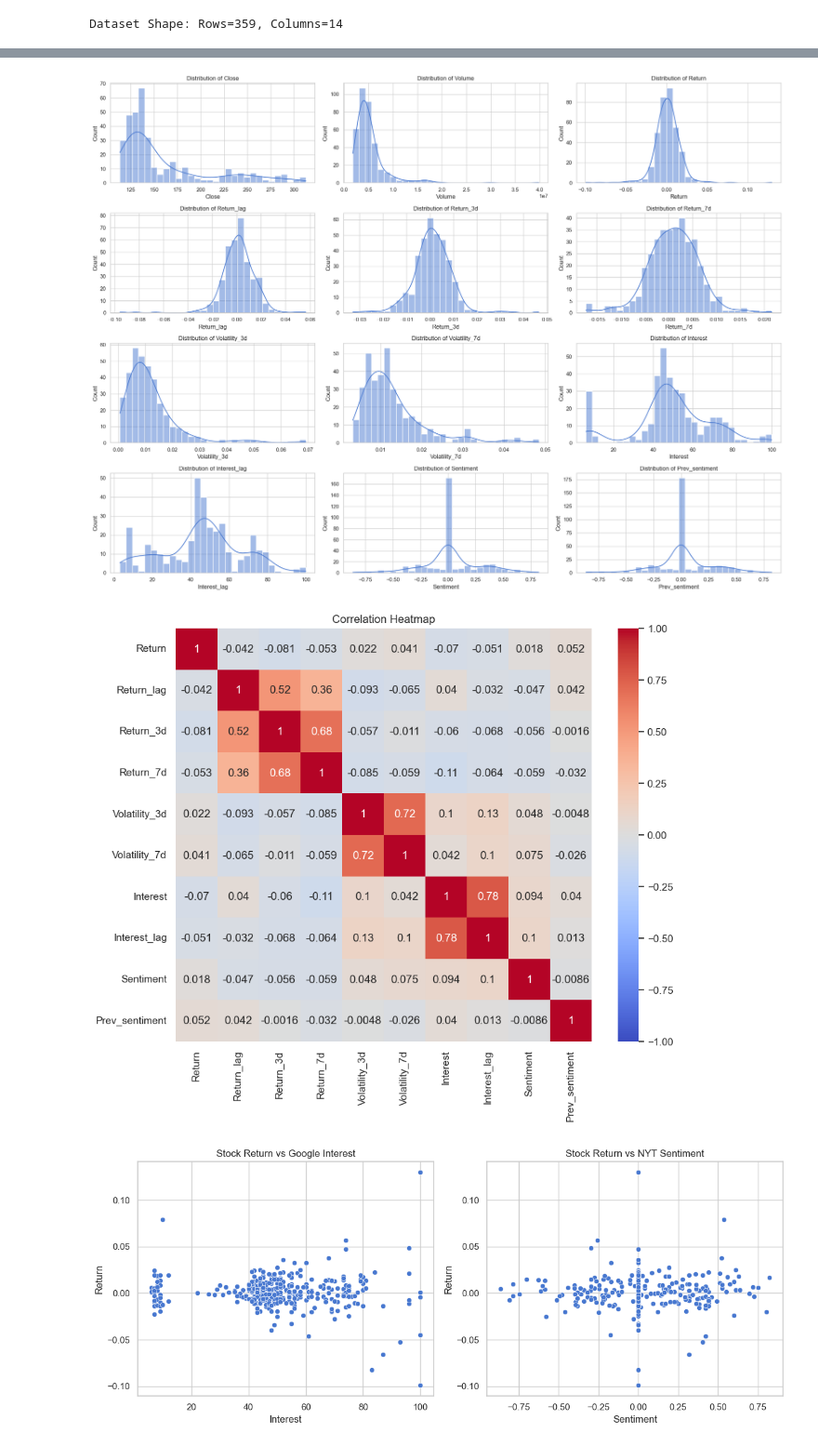
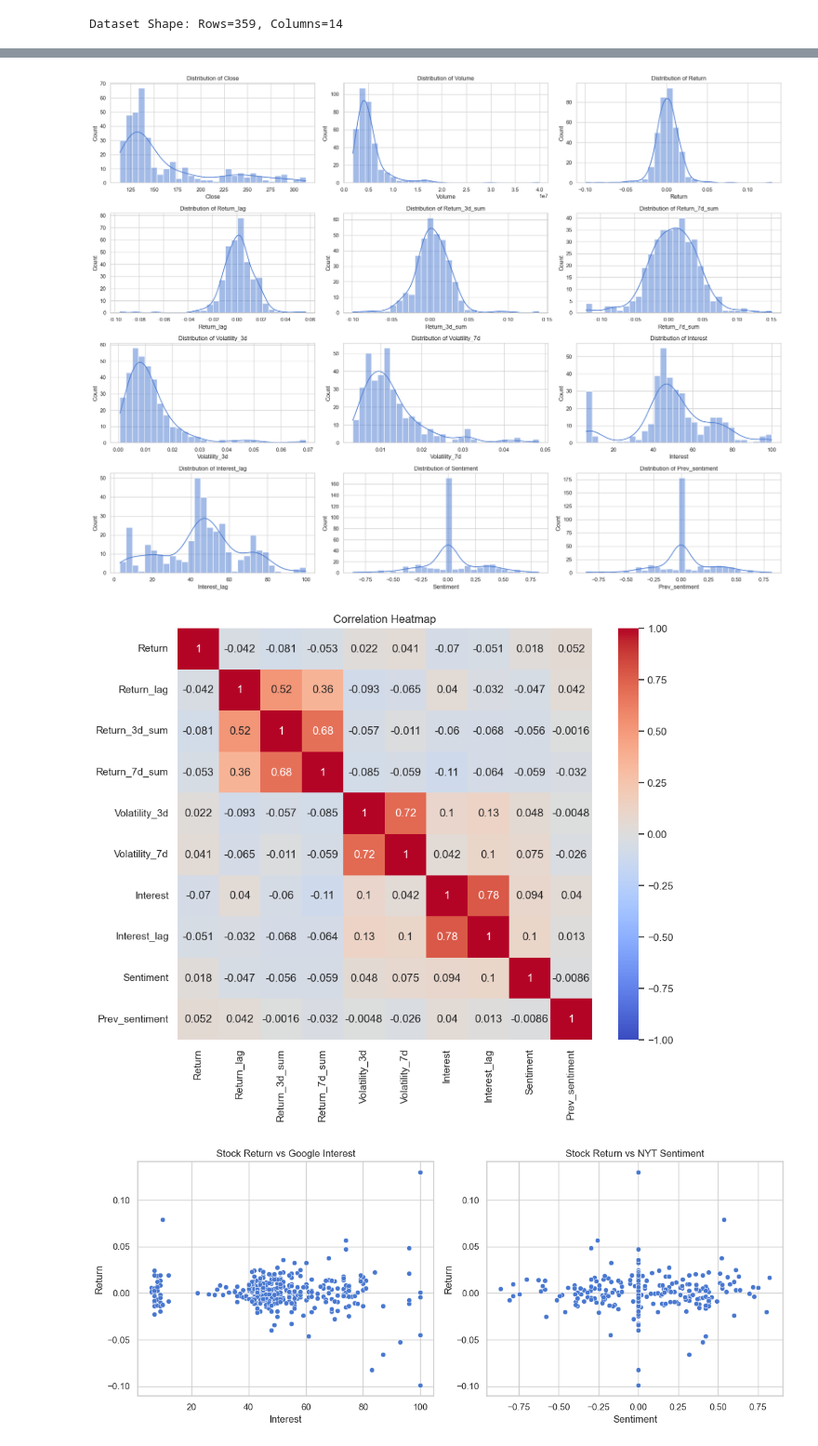
Before and after one commit to maddwillson/dsci510_fall2025_final_project, a Jupyter notebook: src/results.ipynb, the cells around one changed output, grey strips where cells are left out. Shown at 93% size. Cells and saved outputs as stored; diff of their text form; code cells hidden in the pictures.

```diff
--- a/src/results.ipynb
+++ b/src/results.ipynb
@@ -93,22 +93,22 @@ std     19.447651     20.678882    0.275408        0.270828
 # %%
 # Distributions of variables
 
-variables = ['Close', 'Volume', 'Return', 'Return_lag', 'Return_3d', 'Return_7d',
+variables = ['Close', 'Volume', 'Return', 'Return_lag', 'Return_3d_sum', 'Return_7d_sum',
              'Volatility_3d', 'Volatility_7d', 'Interest', 'Interest_lag', 'Sentiment', 'Prev_sentiment']
 plt.figure(figsize=(20,15))
 for i, var in enumerate(variables, 1):
     plt.subplot(4,3,i)
     sns.histplot(df[var], kde=True, bins=30)
     plt.title(f'Distribution of {var}')
 plt.tight_layout()
 plt.show()
 plt.close()
 # %% [output]
-[figure, old version]
+[figure, new version]
 # %%
 # Correlation heatmap
 
-numeric_vars = ['Return', 'Return_lag', 'Return_3d', 'Return_7d',
+numeric_vars = ['Return', 'Return_lag', 'Return_3d_sum', 'Return_7d_sum',
                 'Volatility_3d', 'Volatility_7d', 'Interest', 'Interest_lag',
                 'Sentiment', 'Prev_sentiment']
 plt.figure(figsize=(10,8))
@@ -117,7 +117,7 @@ plt.title("Correlation Heatmap")
 plt.show()
 plt.close()
 # %% [output]
-[figure, old version]
+[figure, new version]
 # %%
 # Explore Interest and Sentiment Shapes
 
```
Also changed, not shown: parts of 16 cells of this notebook, 2 other files.
